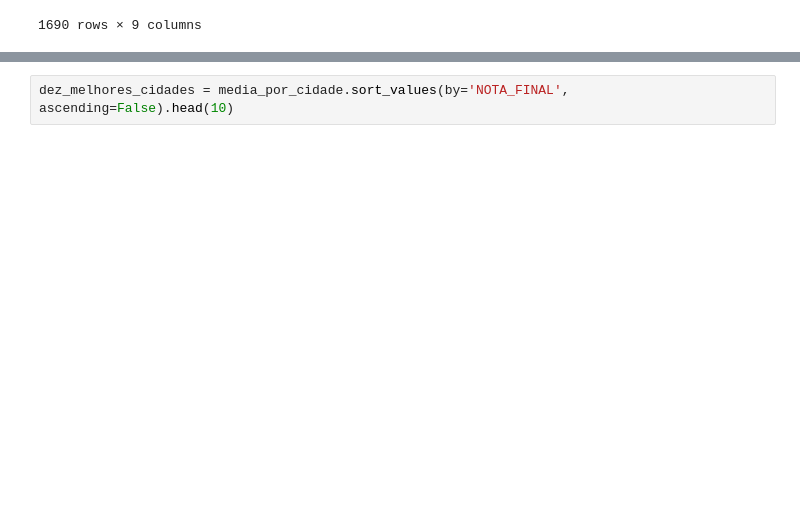
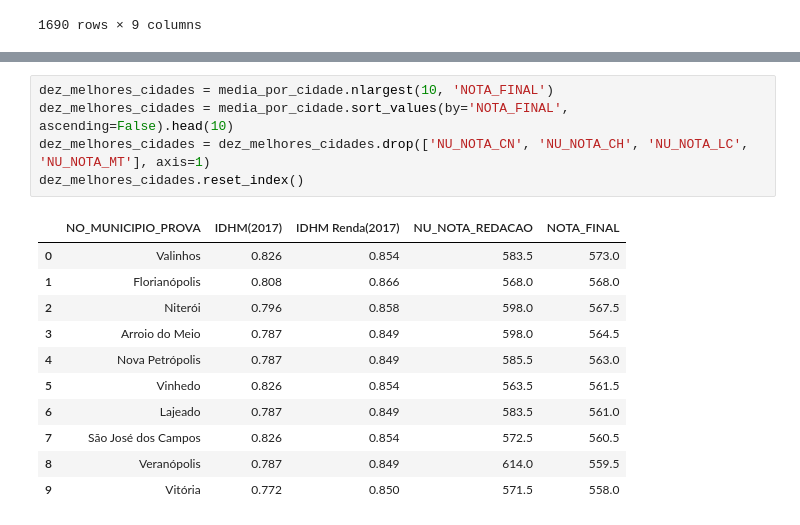
Before and after one commit to audreymoreira/case_ENEM_2017, a Jupyter notebook: Vistas_do_ENEM_2017.ipynb, the cells around one changed output, grey strips where cells are left out. Drawn from its saved outputs; the diff is of its cells as text; blank space fills up the shorter version.

```diff
--- a/Vistas_do_ENEM_2017.ipynb
+++ b/Vistas_do_ENEM_2017.ipynb
@@ -570,2 +579,17 @@ dez_melhores_cidades.reset_index()
 # %%
+dez_melhores_cidades = media_por_cidade.nlargest(10, 'NOTA_FINAL')
 dez_melhores_cidades = media_por_cidade.sort_values(by='NOTA_FINAL', ascending=False).head(10)
+dez_melhores_cidades = dez_melhores_cidades.drop(['NU_NOTA_CN', 'NU_NOTA_CH', 'NU_NOTA_LC', 'NU_NOTA_MT'], axis=1)
+dez_melhores_cidades.reset_index()
+# %% [output]
+|  | NO_MUNICIPIO_PROVA | IDHM(2017) | IDHM Renda(2017) | NU_NOTA_REDACAO | NOTA_FINAL |
+| 0 | Valinhos | 0.826 | 0.854 | 583.5 | 573.0 |
+| 1 | Florianópolis | 0.808 | 0.866 | 568.0 | 568.0 |
+| 2 | Niterói | 0.796 | 0.858 | 598.0 | 567.5 |
+| 3 | Arroio do Meio | 0.787 | 0.849 | 598.0 | 564.5 |
+| 4 | Nova Petrópolis | 0.787 | 0.849 | 585.5 | 563.0 |
+| 5 | Vinhedo | 0.826 | 0.854 | 563.5 | 561.5 |
+| 6 | Lajeado | 0.787 | 0.849 | 583.5 | 561.0 |
+| 7 | São José dos Campos | 0.826 | 0.854 | 572.5 | 560.5 |
+| 8 | Veranópolis | 0.787 | 0.849 | 614.0 | 559.5 |
+| 9 | Vitória | 0.772 | 0.850 | 571.5 | 558.0 |
```
Also changed, not shown: parts of 11 cells of this notebook.
